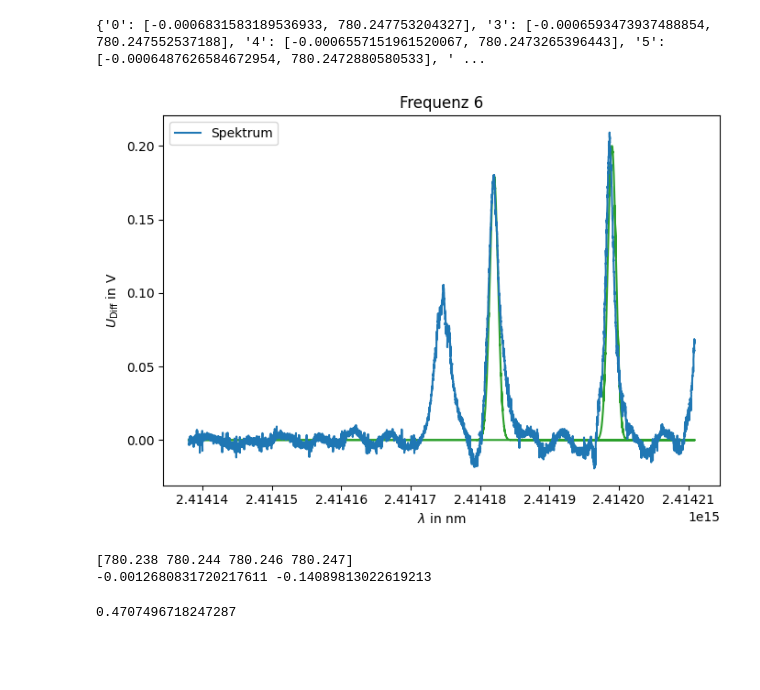
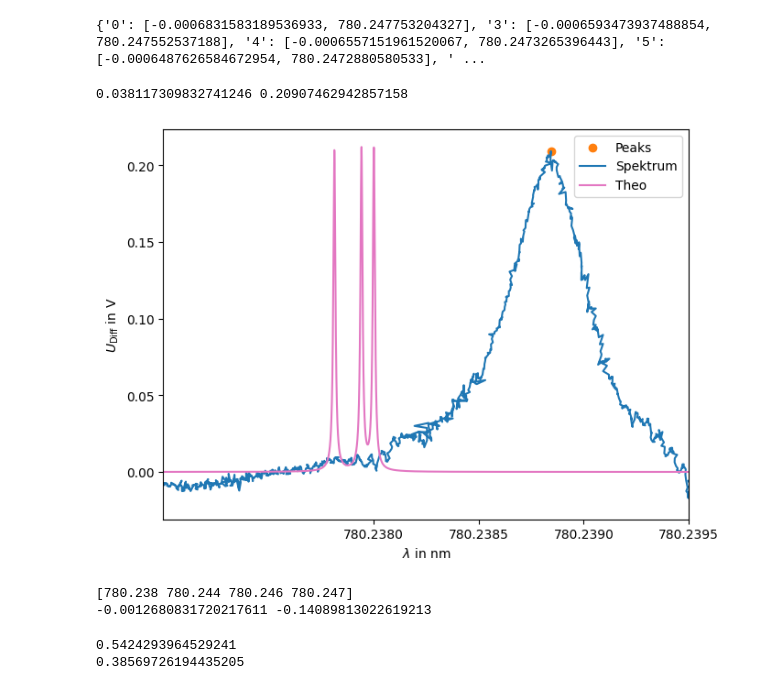
Before and after one commit to hannes-ebe/F-Prak-B, a Jupyter notebook: Laserspektroskopie/dopplerfrei.ipynb, the cells around one changed output. Saved outputs shown, nothing was run; the diff lists cells and outputs as text; code cells hidden in the pictures; blank space fills up the shorter version.

```diff
--- a/Laserspektroskopie/dopplerfrei.ipynb
+++ b/Laserspektroskopie/dopplerfrei.ipynb
@@ -64,6 +64,7 @@ class Spek():
         return A*np.exp(-(nu-nu0)**2/(2*sigma**2))
     def peaks(self):
         short=min([len(self.U_spek),len(self.U_spek2),len(self.time)])
+        self.time=self.time[:short]
         self.lamb=self.lamb[:short]
         self.omega=self.omega[:short]
         self.diff=self.U_spek[:short]-self.U_spek2[:short]
@@ -71,6 +72,8 @@ class Spek():
         if self.freq==6:
             self.peaks_i=np.delete(self.peaks_i,1)
             self.peaks_i=np.append(self.peaks_i,np.argmin(np.abs(self.time-0.07260)))
+            self.peaks_i=np.append(self.peaks_i,np.argmin(np.abs(self.time-0.0695)))
+            self.peaks_i=np.append(self.peaks_i,np.argmin(np.abs(self.time-0.08625)))
         self.peaks_i=np.sort(self.peaks_i)[::-1]
         self.peaks=self.lamb[self.peaks_i]
         self.diff=self.diff-np.mean(self.diff[:3500])
@@ -95,6 +98,19 @@ class Spek():
         plt.legend()
         # plt.savefig("figures/dopplerfrei_both.pdf")
         plt.show()
+    def spek_theo_func(self):
+        gamma85=1/26.2348
+        gamma87=1/26.24
+        P0=max(self.diff)/16.70159240410902
+        RB85=lambda lamb, lamb0: P0*gamma85/(2*np.pi)/((light*2*np.pi/lamb-light*2*np.pi/lamb0)**2+(gamma85/2)**2)
+        RB87=lambda lamb, lamb0: P0*gamma87/(2*np.pi)/((light*2*np.pi/lamb-light*2*np.pi/lamb0)**2+(gamma87/2)**2)
+        print(gamma85,RB85(2,2))
+        self.lambda_list=np.arange(min(self.lamb),max(self.lamb),0.0000001)
+        self.spek_theo=np.zeros(len(self.lambda_list))
+        for lam in [780.238002,780.237943,780.237814,780.244107,780.243978,780.243733]:
+            self.spek_theo+=RB85(self.lambda_list,lam)
+        for lam in [780.233149,780.233144,780.232684,780.247023,780.246562,780.246021]:
+            self.spek_theo+=RB87(self.lambda_list,lam)
     def plot_diff(self,title=None):
         fig = plt.figure(figsize=(7, 5))
         gs = GridSpec(8, 5)
@@ -102,9 +118,11 @@ class Spek():
         # fig1.set_title(f"Laser")
         fig1.set_ylabel(r'$U_\mathrm{Diff}$ in V')
         fig1.set_xlabel("$\lambda$ in nm")
-        lim=0
+        lim=1
+        if lim==4:
+            fig1.set_xlim(780.237,780.248)
         if lim==1:
-            fig1.set_xlim(780.238,780.2395)
+            fig1.set_xlim(780.237,780.2395)
             fig1.set_xticks([780.238,780.2385,780.239,780.2395])
         if lim==2:
             fig1.set_xlim(780.243,780.245)
@@ -116,23 +134,28 @@ class Spek():
         plt.tight_layout()
         # plt.plot(self.lamb,self.func_gauss(self.lamb,self.popt2[0],self.popt2[1],self.popt2[2]),c="C2")
         # plt.plot(self.lamb,self.func_gauss(self.lamb,self.popt1[0],self.popt1[1],self.popt1[2]),c="C2")
-        plt.plot(self.omega,self.func_gauss(self.omega,self.popt2[0],self.popt2[1],self.popt2[2]),c="C2")
-        plt.plot(self.omega,self.func_gauss(self.omega,self.popt1[0],self.popt1[1],self.popt1[2]),c="C2")
-        # fig1.scatter(self.lamb[self.peaks_i],self.diff[self.peaks_i],c="C1",label="Peaks")
-        fig1.plot(self.omega,self.diff,c="C0",label="Spektrum")
-        fig1.set_title(f"Frequenz {self.freq}")
+        # plt.plot(self.omega,self.func_gauss(self.omega,self.popt2[0],self.popt2[1],self.popt2[2]),c="C2")
+        # plt.plot(self.omega,self.func_gauss(self.omega,self.popt1[0],self.popt1[1],self.popt1[2]),c="C2")
+        fig1.scatter(self.lamb[self.peaks_i],self.diff[self.peaks_i],c="C1",label="Peaks")
+        fig1.plot(self.lamb,self.diff,c="C0",label="Spektrum")
+        fig1.plot(self.lambda_list,self.spek_theo,c="C6",label="Theo")
+        # fig1.set_title(f"Frequenz {self.freq}")
         plt.legend()
+        # fig1.set_xlim(0.085,0.087)
+        # fig1.set_ylim(0.07,0.1)
         plt.tight_layout()
-        # plt.savefig(f"figures/diff_freq{self.freq}.png")
+        plt.savefig(f"figures/diff_theo_1.pdf")
         plt.show()
 # %%
 spek3=Spek(6,cut=True)
 spek3.a,spek3.b=6800,7700
 # spek3.plot()
 spek3.peaks()
+spek3.spek_theo_func()
 spek3.plot_diff()
 # %% [output]
+0.038117309832741246 0.20907462942857158
-[figure, old version]
+[figure, new version]
 # %%
 peak_lit=780+np.array([.238,.244,.246,.247])
 print(peak_lit)
@@ -146,8 +169,10 @@ print(abs_dist,rel_dist)
 -0.0012680831720217611 -0.14089813022619213
 # %%
 peak_heigths_85=spek3.diff[spek3.peaks_i][0]+spek3.diff[spek3.peaks_i][1]
-peak_heigths_87=spek3.diff[spek3.peaks_i][3]+spek3.diff[spek3.peaks_i][2]
+peak_heigths_87=spek3.diff[spek3.peaks_i][3]*2
 quot=peak_heigths_87/peak_heigths_85
 print(quot)
+print(27.835/72.168)
 # %% [output]
-0.4707496718247287
+0.5424293964529241
+0.38569726194435205
```
Also changed, not shown: 3 other files.
